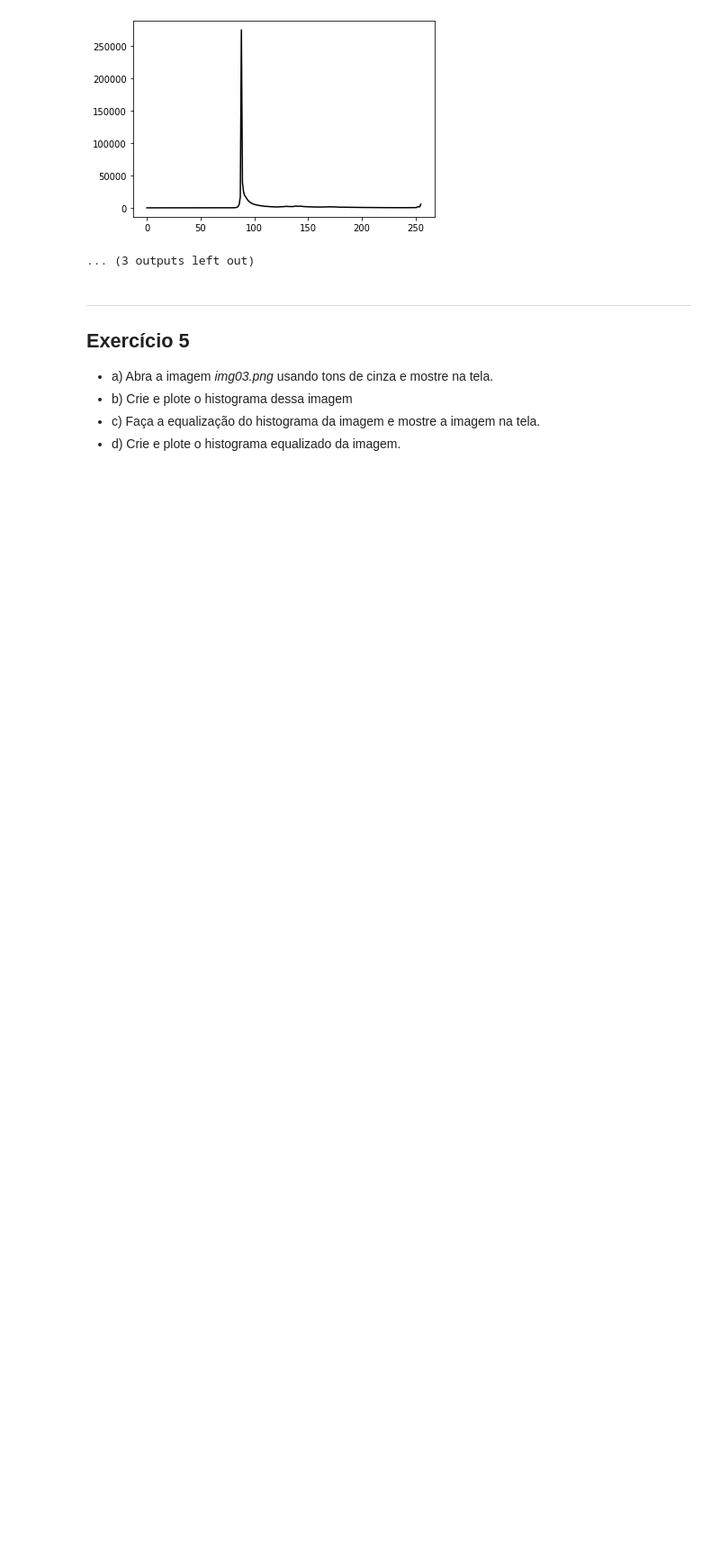
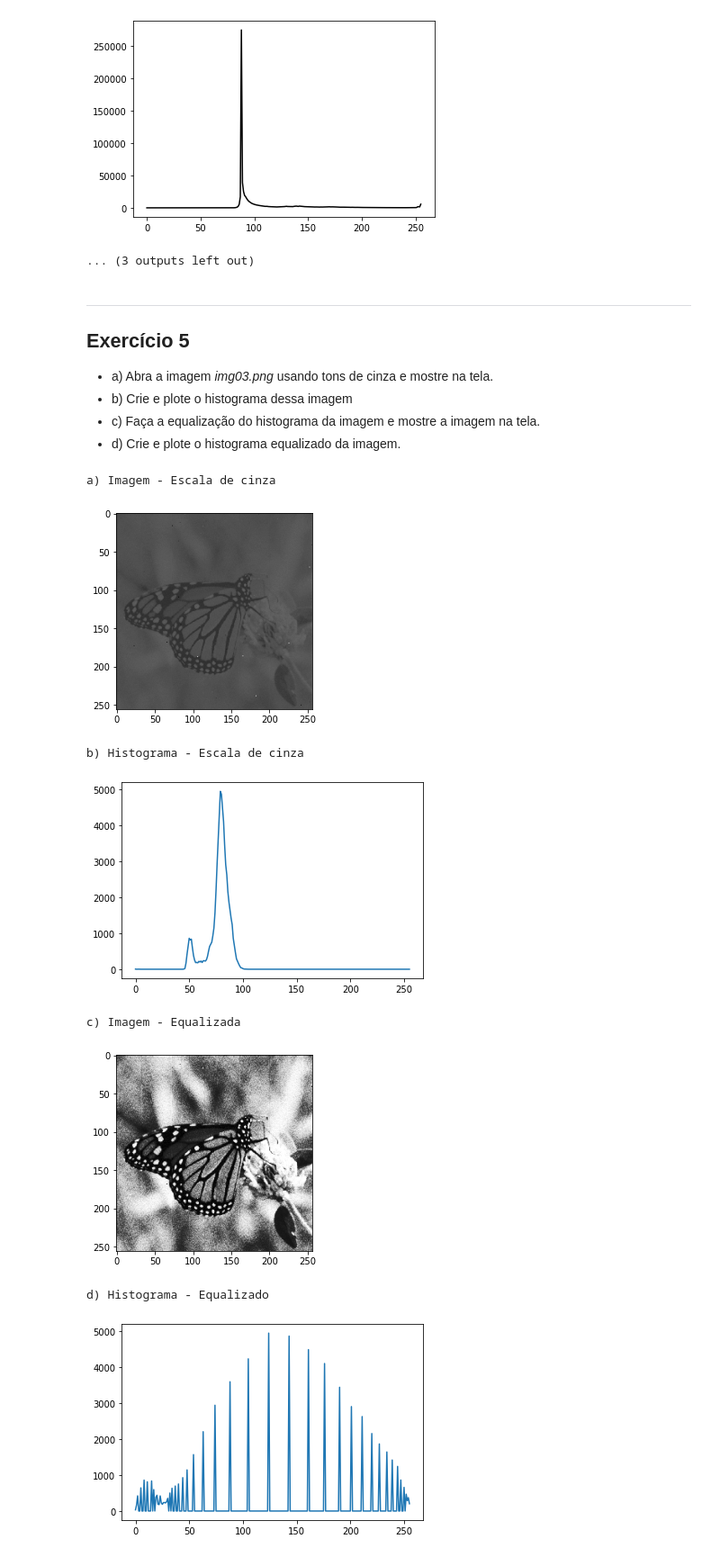
Before and after one commit to letvigna/image-processing-class, a Jupyter notebook: ac1/exerciciosPraticos.ipynb, the cells around one changed output. Shown at 90% size. Cells and saved outputs as stored; diff of their text form; code cells hidden in the pictures; blank space fills up the shorter version.

```diff
--- a/ac1/exerciciosPraticos.ipynb
+++ b/ac1/exerciciosPraticos.ipynb
@@ -286,3 +284,43 @@ b) Escala de cinza
+# %%
+import cv2
+import matplotlib.pyplot as plt
+
+def showImage(legend, img):
+  print(legend)
+  plt.imshow(img, 'gray')
+  plt.show()
+  print('\n')
+
+def showHistogram(legend, img):
+  print(legend)
+  hist = cv2.calcHist([img], [0], None, [256], [0, 256])
+  plt.plot(hist)
+  plt.show()
+  print('\n')
+
+
+# ==+ a) +==
+image = cv2.imread('img03.png', 0)
+showImage('a) Imagem - Escala de cinza', image)
+
+# ==+ b) +==
+showHistogram('b) Histograma - Escala de cinza', image)
+
+# ==+ c) +==
+image_eq = cv2.equalizeHist(image)
+showImage('c) Imagem - Equalizada', image_eq)
+
+# ==+ d) +==
+showHistogram('d) Histograma - Equalizado', image_eq)
+# %% [output]
+a) Imagem - Escala de cinza
+[figure, added]
+b) Histograma - Escala de cinza
+[figure, added]
+c) Imagem - Equalizada
+[figure, added]
+d) Histograma - Equalizado
+[figure, added]
 # %% [markdown]
 ----
 ## Exercício 6
```
Also changed, not shown: parts of 1 cell of this notebook.
